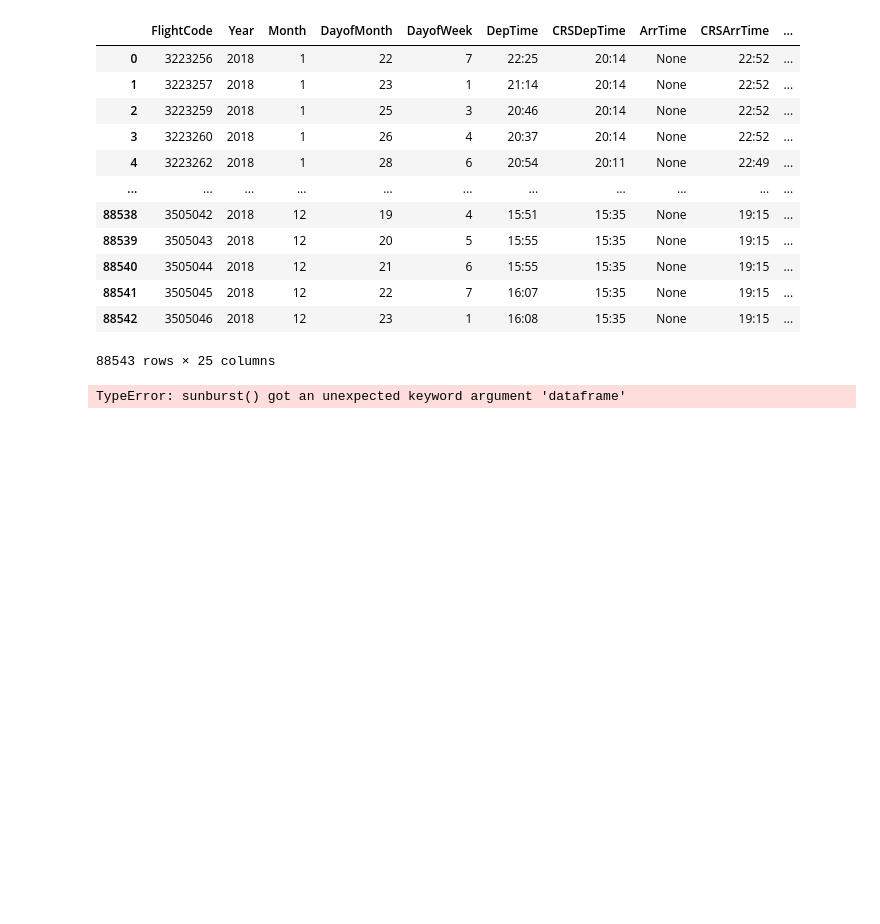
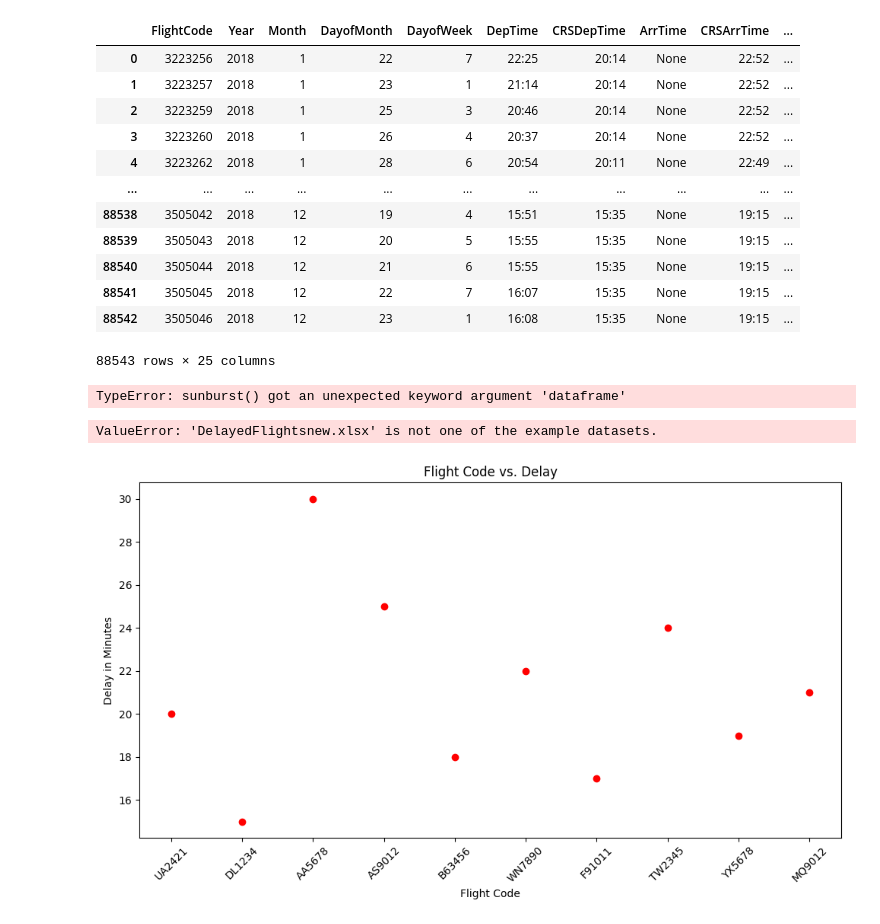
Before and after one commit to bhupii77/flight_data_analysis, a Jupyter notebook: analysis.ipynb, the cells around one changed output. Drawn from its saved outputs; the diff is of its cells as text; code cells hidden in the pictures; blank space fills up the shorter version.

```diff
--- a/analysis.ipynb
+++ b/analysis.ipynb
@@ -618,2 +629,24 @@ px.sunburst(
 # %% [output]
 TypeError: sunburst() got an unexpected keyword argument 'dataframe'
+# %%
+sns.load_dataset("DelayedFlightsnew.xlsx")
+sns.pairplot('')
+# %% [output]
+ValueError: 'DelayedFlightsnew.xlsx' is not one of the example datasets.
+# %%
+flight_codes = ["UA2421", "DL1234", "AA5678", "AS9012", "B63456", "WN7890", "F91011", "TW2345", "YX5678", "MQ9012"]
+delays = [20, 15, 30, 25, 18, 22, 17, 24, 19, 21]
+
+# Create a scatter plot
+plt.figure(figsize=(10, 6))
+plt.scatter(flight_codes, delays, color='red')
+plt.xlabel("Flight Code")
+plt.ylabel("Delay in Minutes")
+plt.title("Flight Code vs. Delay")
+plt.xticks(rotation=45)
+plt.tight_layout()
+
+# Display the scatter plot
+plt.show()
+# %% [output]
+[figure, added]
```
Also changed, not shown: parts of 2 cells of this notebook, 3 other files.
